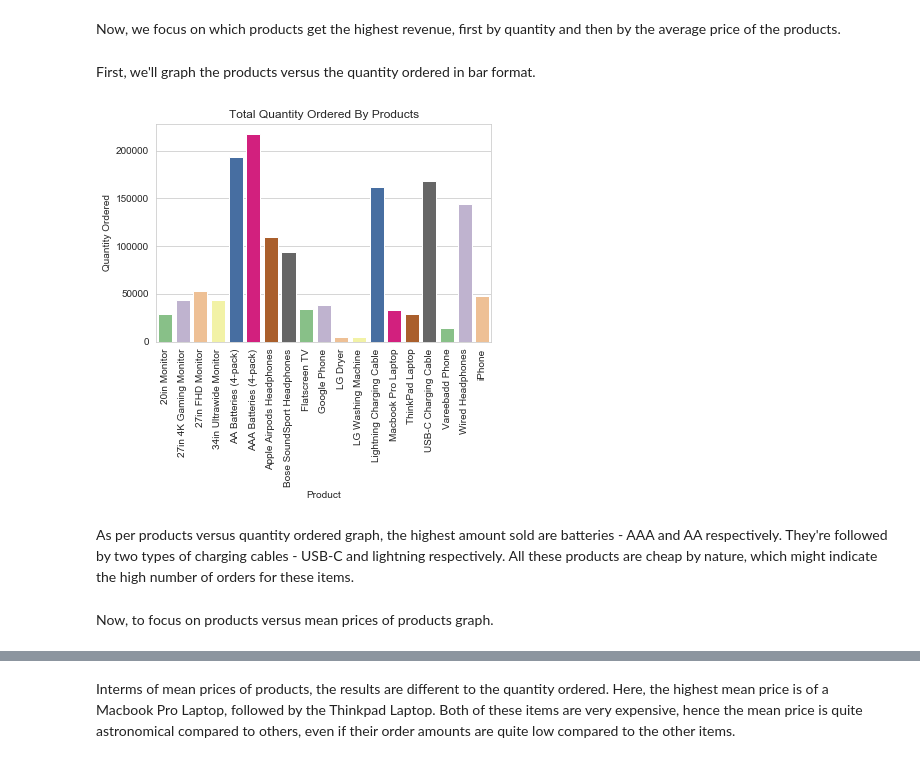
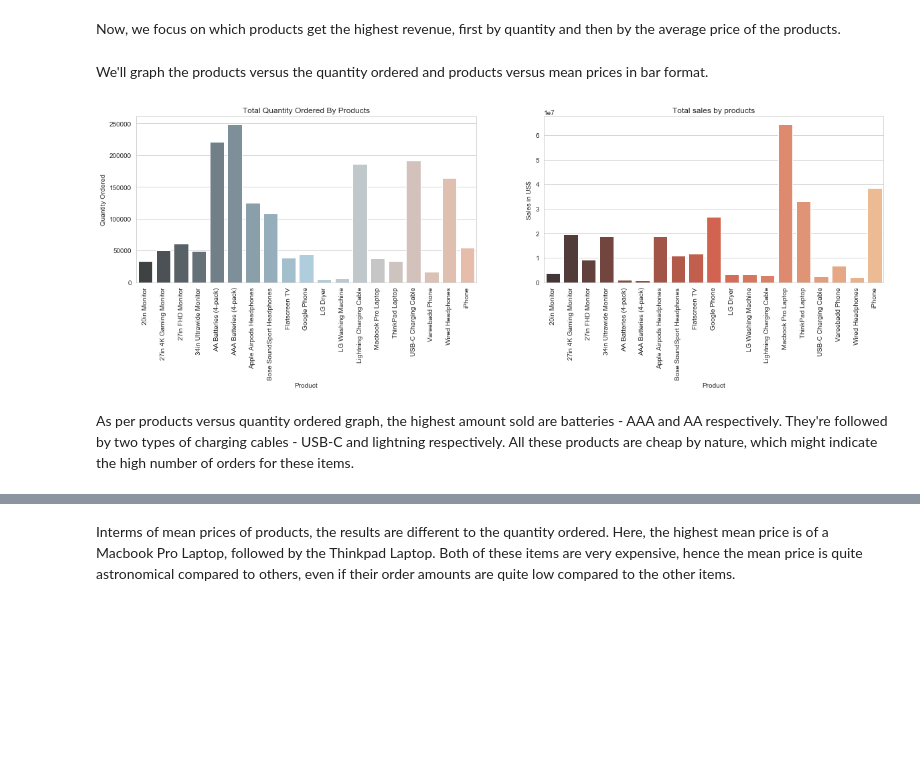
Before and after one commit to hosadman/sales-data-analysis, a Jupyter notebook: sales-data-analysis.ipynb, the cells around one changed output, grey strips where cells are left out. Cells and saved outputs as stored; diff of their text form; code cells hidden in the pictures; blank space fills up the shorter version.

Commit message:
Changed layouts of the graphs

```diff
--- a/sales-data-analysis.ipynb
+++ b/sales-data-analysis.ipynb
@@ -209,20 +209,28 @@ From the graph, it's evident that the popular hours for purchasing items is 10-1
 # %% [markdown]
 Now, we focus on which products get the highest revenue, first by quantity and then by the average price of the products.
 # %% [markdown]
-First, we'll graph the products versus the quantity ordered in bar format.
+We'll graph the products versus the quantity ordered and products versus mean prices in bar format.
 # %%
 sns.set_style('whitegrid')
 
+plt.figure(figsize=(20,10))
+
+plt.subplot(2,2,1)
 products = df.groupby('Product')['Quantity Ordered'].sum()
-pro = sns.barplot(x=products.index, y=products, palette="Accent")
+pro = sns.barplot(x=products.index, y=products, palette="RdBu_d")
 plt.ylabel('Quantity Ordered')
 plt.title('Total Quantity Ordered By Products')
 pro.set_xticklabels(pro.get_xticklabels(), rotation=90)
 
+plt.subplot(2,2,2)
+products2 = df.groupby('Product')['Sales'].sum()
+pro2 = sns.barplot(x=products2.index, y=products2, palette="OrRd_d")
+plt.ylabel('Sales in US$')
+plt.title('Total sales by products')
+pro2.set_xticklabels(pro2.get_xticklabels(), rotation=90)
+
 plt.show()
 # %% [output]
-[figure, old version]
+[figure, new version]
 # %% [markdown]
 As per products versus quantity ordered graph, the highest amount sold are batteries - AAA and AA respectively. They're followed by two types of charging cables - USB-C and lightning respectively. All these products are cheap by nature, which might indicate the high number of orders for these items.
-# %% [markdown]
-Now, to focus on products versus mean prices of products graph.
```
Also changed, not shown: parts of 5 cells of this notebook.
